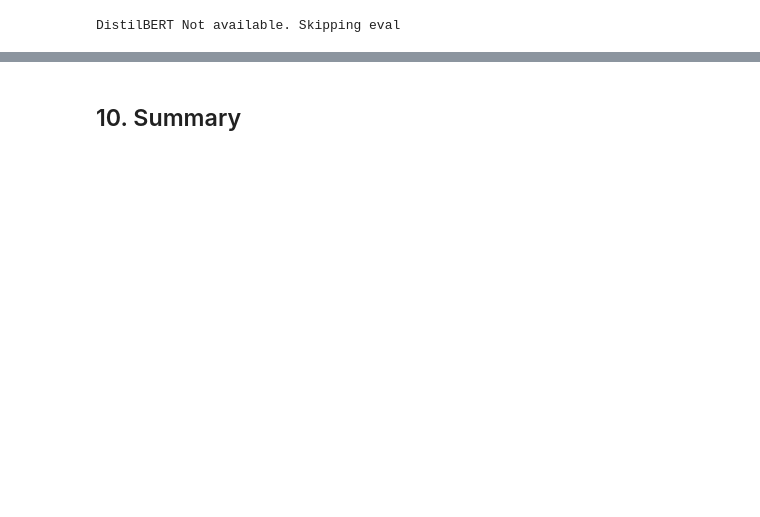
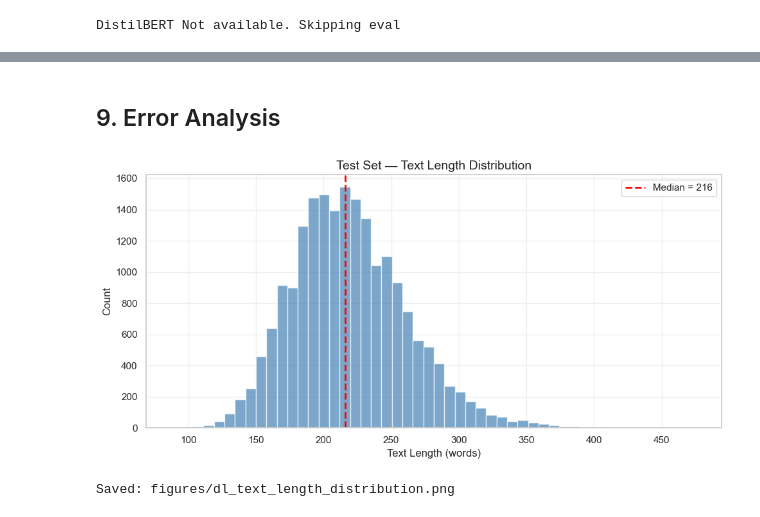
Before and after one commit to bhavanishanker-png/predictive-sales-analytics-engine, a Jupyter notebook: notebooks/08_dl_evaluation.ipynb, the cells around one changed output, grey strips where cells are left out. Cells and saved outputs as stored; diff of their text form; code cells hidden in the pictures; blank space fills up the shorter version.

```diff
--- a/notebooks/08_dl_evaluation.ipynb
+++ b/notebooks/08_dl_evaluation.ipynb
@@ -617,2 +484,22 @@ Combine ML tabular features with DL text representations in a fusion model.
-# %% [markdown]
-## 10. Summary
+# %% [markdown]
+## 9. Error Analysis
+# %%
+# Text-length distribution
+text_lengths = np.array([len(str(t).split()) for t in X_test_text])
+
+fig, ax = plt.subplots(figsize=(10, 5))
+ax.hist(text_lengths, bins=50, alpha=0.7, color='steelblue', edgecolor='white')
+ax.set_xlabel('Text Length (words)', fontsize=12)
+ax.set_ylabel('Count', fontsize=12)
+ax.set_title('Test Set — Text Length Distribution', fontsize=14)
+ax.axvline(np.median(text_lengths), color='red', lw=2, ls='--',
+           label=f'Median = {np.median(text_lengths):.0f}')
+ax.legend(fontsize=11)
+ax.grid(True, alpha=0.3)
+plt.tight_layout()
+plt.savefig(FIGURES_DIR / 'dl_text_length_distribution.png', dpi=150, bbox_inches='tight')
+plt.show()
+print('Saved: figures/dl_text_length_distribution.png')
+# %% [output]
+[figure, added]
+Saved: figures/dl_text_length_distribution.png
```
Also changed, not shown: parts of 33 cells of this notebook, 21 other files.
